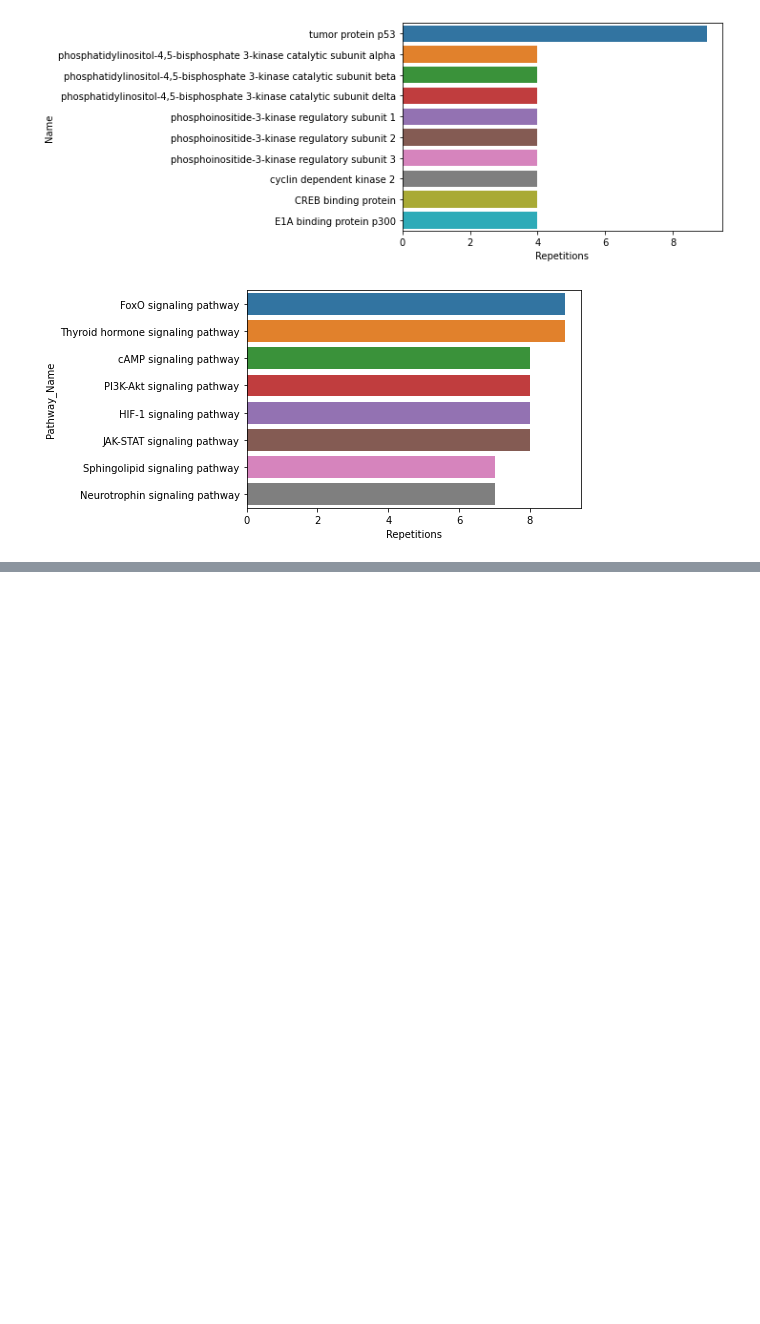
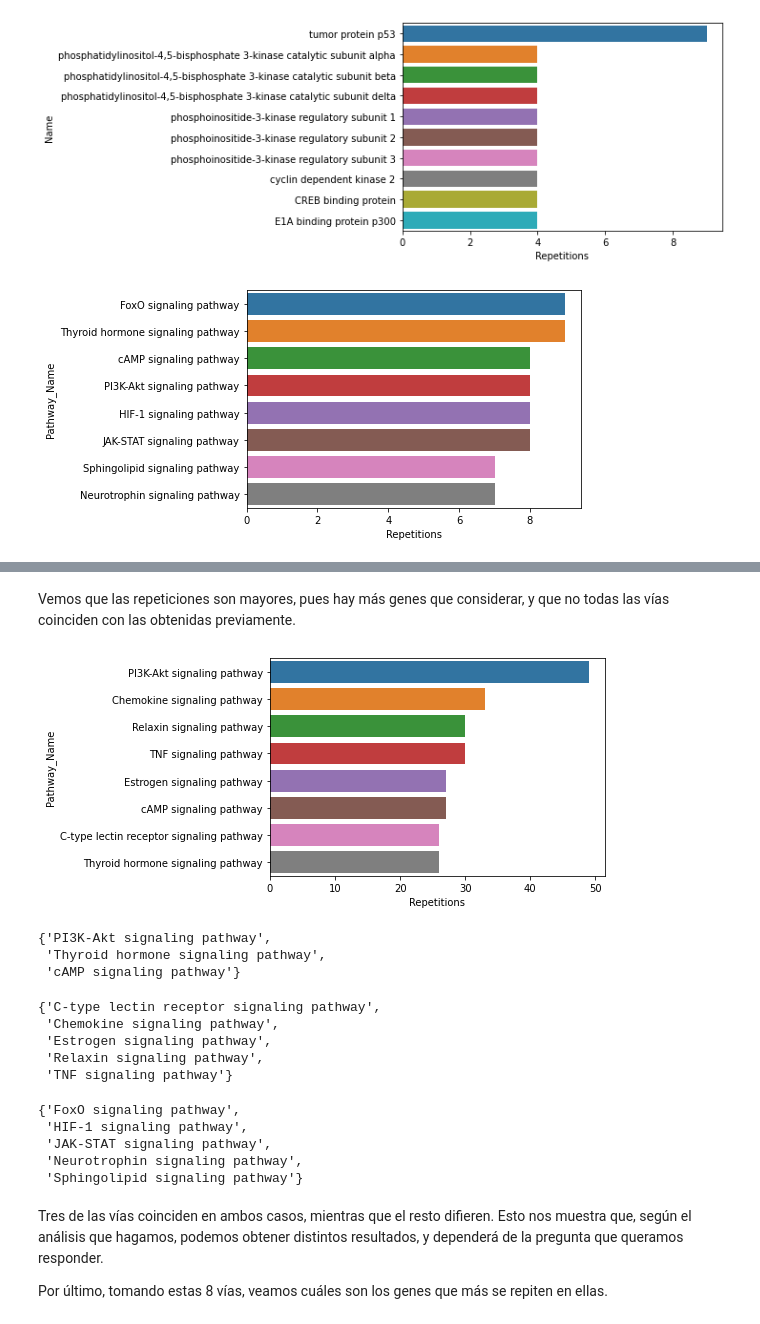
Before and after one commit to CrisSotomayor/ProyectoPythonII, a Jupyter notebook: results_graphs.ipynb, the cells around one changed output, grey strips where cells are left out. Cells and saved outputs as stored; diff of their text form; code cells hidden in the pictures; blank space fills up the shorter version.

Commit message:
Nuevos resultados, cambio nombres de funciones

```diff
--- a/results_graphs.ipynb
+++ b/results_graphs.ipynb
@@ -199,6 +196,0 @@ Podemos analizar también la distribución de las repeticiones, viendo cuántos
-# %%
-# Añadimos repeticiones de todos los genes, no solo los significativos
-counts_total = counts.to_frame().reset_index()
-counts_total.columns = ['Entry', 'Repetitions']
-
-pathway_df = pathway_df.merge(counts_total)
@@ -218,0 +199,4 @@ Name: Repetitions, dtype: int64
+# %%
+# pathway_df contiene los genes ya quitando líneas repetidas
+split_total = split_data(pathway_df)
+split_total
@@ -218,0 +217,5 @@ Name: Repetitions, dtype: int64
+# %%
+# Contamos las vías
+pathway_counts = split_total.Pathway_Name.value_counts().to_frame().reset_index()
+pathway_counts.columns = ['Pathway_Name', 'Repetitions']
+pathway_counts
@@ -218,0 +236,6 @@ Name: Repetitions, dtype: int64
+# %%
+# Filtramos las vías de señalización
+pathway_counts = pathway_counts[pathway_counts.Pathway_Name.str.contains('signaling')]
+
+# Tomamos las 8 más repetidas para compararlas con las 8 obtenidas previamente
+pathway_counts.iloc[:8, :]
@@ -218,0 +252,10 @@ Name: Repetitions, dtype: int64
+# %% [markdown]
+Vemos que las repeticiones son mayores, pues hay más genes que considerar, y que no todas las vías coinciden con las obtenidas previamente.
+# %%
+# Gráfica representando las vías de señalización más repetidas y el número de repeticiones, considerando
+# todos los genes
+fig, ax = plt.subplots()
+sns.barplot(x='Repetitions', y='Pathway_Name', data=pathway_counts.iloc[:8, :])
+fig.savefig('figures/signif_pathways_total.png', dpi=300, bbox_inches='tight')
+# %% [output]
+[figure, added]
@@ -218,0 +265,26 @@ Name: Repetitions, dtype: int64
+# %%
+total.intersection(signif)
+# %% [output]
+{'PI3K-Akt signaling pathway',
+ 'Thyroid hormone signaling pathway',
+ 'cAMP signaling pathway'}
+# %%
+total.difference(signif)
+# %% [output]
+{'C-type lectin receptor signaling pathway',
+ 'Chemokine signaling pathway',
+ 'Estrogen signaling pathway',
+ 'Relaxin signaling pathway',
+ 'TNF signaling pathway'}
+# %%
+signif.difference(total)
+# %% [output]
+{'FoxO signaling pathway',
+ 'HIF-1 signaling pathway',
+ 'JAK-STAT signaling pathway',
+ 'Neurotrophin signaling pathway',
+ 'Sphingolipid signaling pathway'}
+# %% [markdown]
+Tres de las vías coinciden en ambos casos, mientras que el resto difieren. Esto nos muestra que, según el análisis que hagamos, podemos obtener distintos resultados, y dependerá de la pregunta que queramos responder.
+
+Por último, tomando estas 8 vías, veamos cuáles son los genes que más se repiten en ellas.
```
Also changed, not shown: parts of 15 cells of this notebook, 6 other files.
